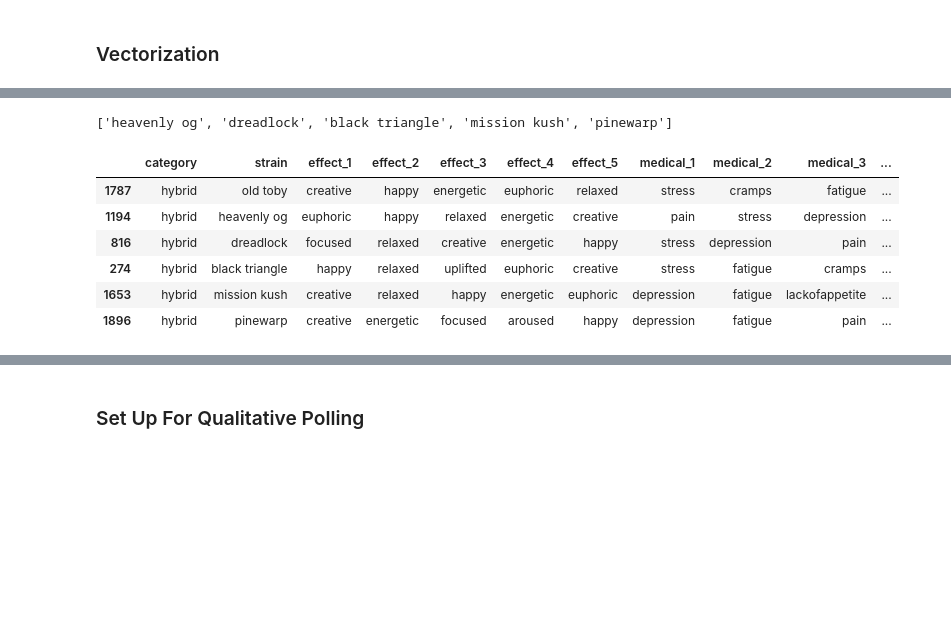
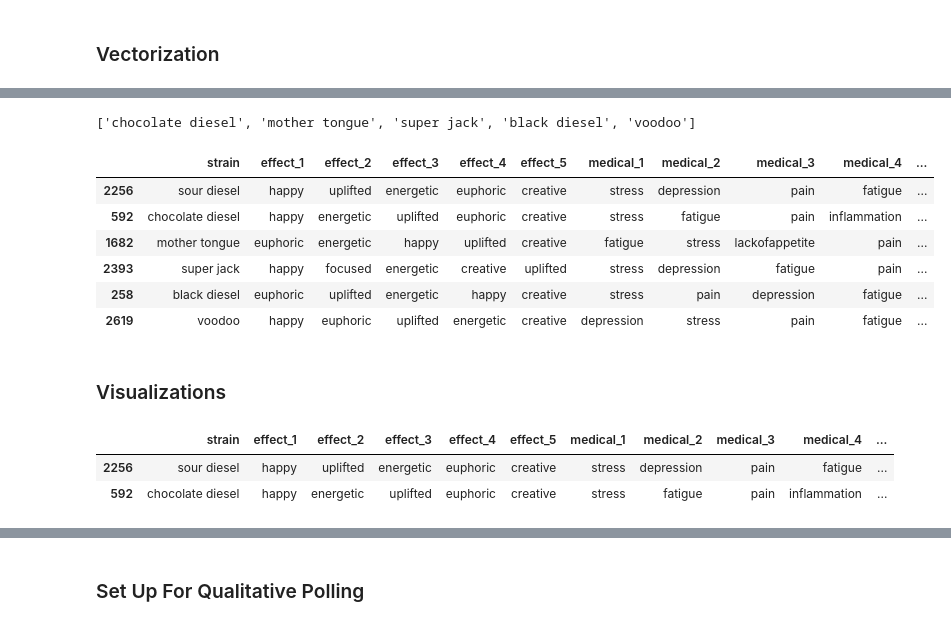
Before and after one commit to TaraRosen/cannabis_recommendation_engine, a Jupyter notebook: Cannabis Recommender - DS042219 - Final Project2.ipynb, the cells around one changed output, grey strips where cells are left out. Cells and saved outputs as stored; diff of their text form; code cells hidden in the pictures; blank space fills up the shorter version.

```diff
--- a/Cannabis Recommender - DS042219 - Final Project2.ipynb
+++ b/Cannabis Recommender - DS042219 - Final Project2.ipynb
@@ -1253,10 +1257,10 @@ def recommended_strains(strain, cosine_sim = cosine_sim):
         recommended_strains.append(recommended_strain)
 
     return recommended_strains
-# %%
-recommended_strains('old toby')
-# %% [output]
-['heavenly og', 'dreadlock', 'black triangle', 'mission kush', 'pinewarp']
+# %%
+recommended_strains('sour diesel')
+# %% [output]
+['chocolate diesel', 'mother tongue', 'super jack', 'black diesel', 'voodoo']
 # %%
 # build table with inputted strain and 5 most similar
 
@@ -1272,13 +1276,15 @@ def build_comp_table_vec(df, strain):
     checks1 = strain_0.append(to_append)
     return checks1
 # %%
-table1v = build_comp_table_vec(unedited_df, 'old toby')
+table1v = build_comp_table_vec(unedited_df, 'sour diesel')
 table1v.iloc[:,:-2]
 # %% [output]
-|  | category | strain | effect_1 | effect_2 | effect_3 | effect_4 | effect_5 | medical_1 | medical_2 | medical_3 | ... |
-| 1787 | hybrid | old toby | creative | happy | energetic | euphoric | relaxed | stress | cramps | fatigue | ... |
-| 1194 | hybrid | heavenly og | euphoric | happy | relaxed | energetic | creative | pain | stress | depression | ... |
-| 816 | hybrid | dreadlock | focused | relaxed | creative | energetic | happy | stress | depression | pain | ... |
-| 274 | hybrid | black triangle | happy | relaxed | uplifted | euphoric | creative | stress | fatigue | cramps | ... |
-| 1653 | hybrid | mission kush | creative | relaxed | happy | energetic | euphoric | depression | fatigue | lackofappetite | ... |
-| 1896 | hybrid | pinewarp | creative | energetic | focused | aroused | happy | depression | fatigue | pain | ... |
+|  | strain | effect_1 | effect_2 | effect_3 | effect_4 | effect_5 | medical_1 | medical_2 | medical_3 | medical_4 | ... |
+| 2256 | sour diesel | happy | uplifted | energetic | euphoric | creative | stress | depression | pain | fatigue | ... |
+| 592 | chocolate diesel | happy | energetic | uplifted | euphoric | creative | stress | fatigue | pain | inflammation | ... |
+| 1682 | mother tongue | euphoric | energetic | happy | uplifted | creative | fatigue | stress | lackofappetite | pain | ... |
+| 2393 | super jack | happy | focused | energetic | creative | uplifted | stress | depression | fatigue | pain | ... |
+| 258 | black diesel | euphoric | uplifted | energetic | happy | creative | stress | pain | depression | fatigue | ... |
+| 2619 | voodoo | happy | euphoric | uplifted | energetic | creative | depression | stress | pain | fatigue | ... |
+# %% [markdown]
+### Visualizations
@@ -1284,0 +1302,7 @@ table1v.iloc[:,:-2]
+# %%
+test = table1v.iloc[:2,:-2]
+test
+# %% [output]
+|  | strain | effect_1 | effect_2 | effect_3 | effect_4 | effect_5 | medical_1 | medical_2 | medical_3 | medical_4 | ... |
+| 2256 | sour diesel | happy | uplifted | energetic | euphoric | creative | stress | depression | pain | fatigue | ... |
+| 592 | chocolate diesel | happy | energetic | uplifted | euphoric | creative | stress | fatigue | pain | inflammation | ... |
```
Also changed, not shown: parts of 46 cells of this notebook, 3 other files.
